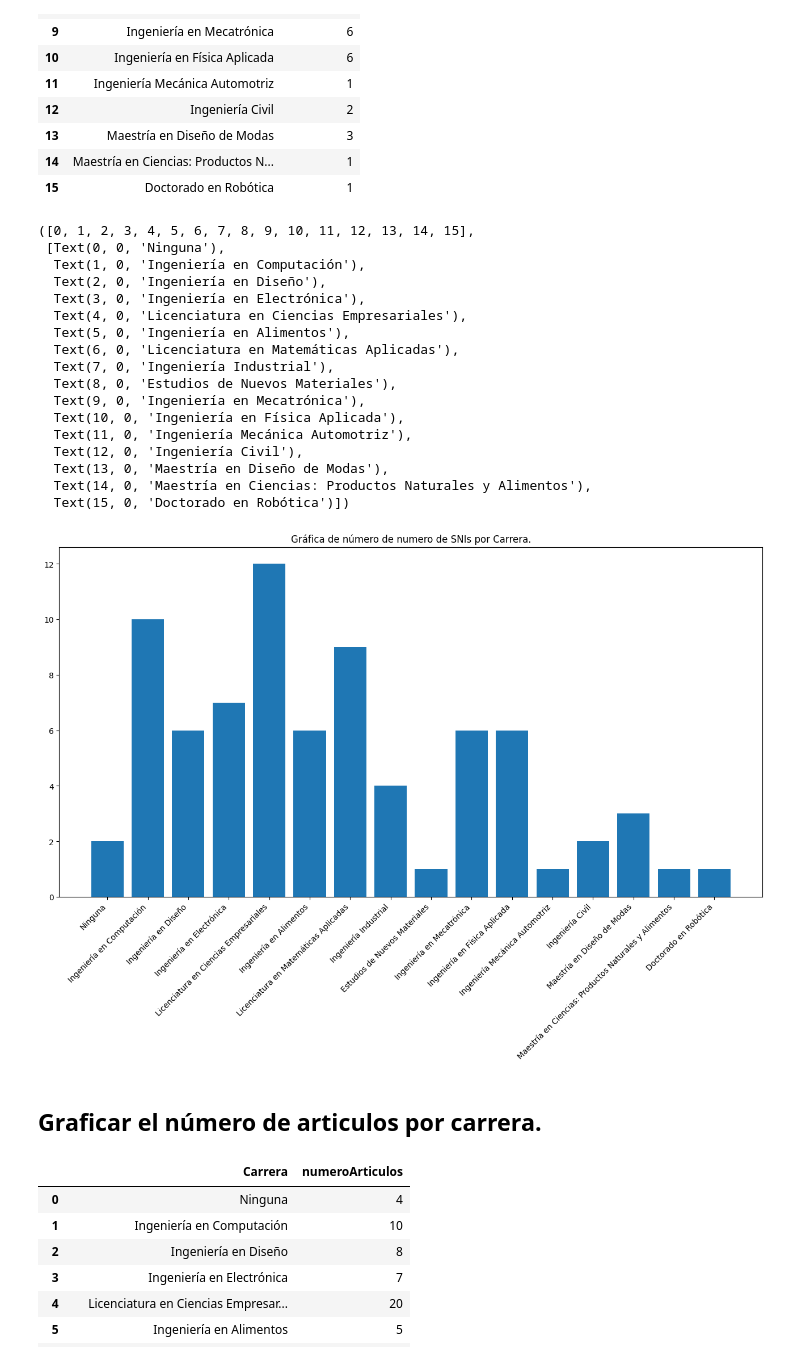
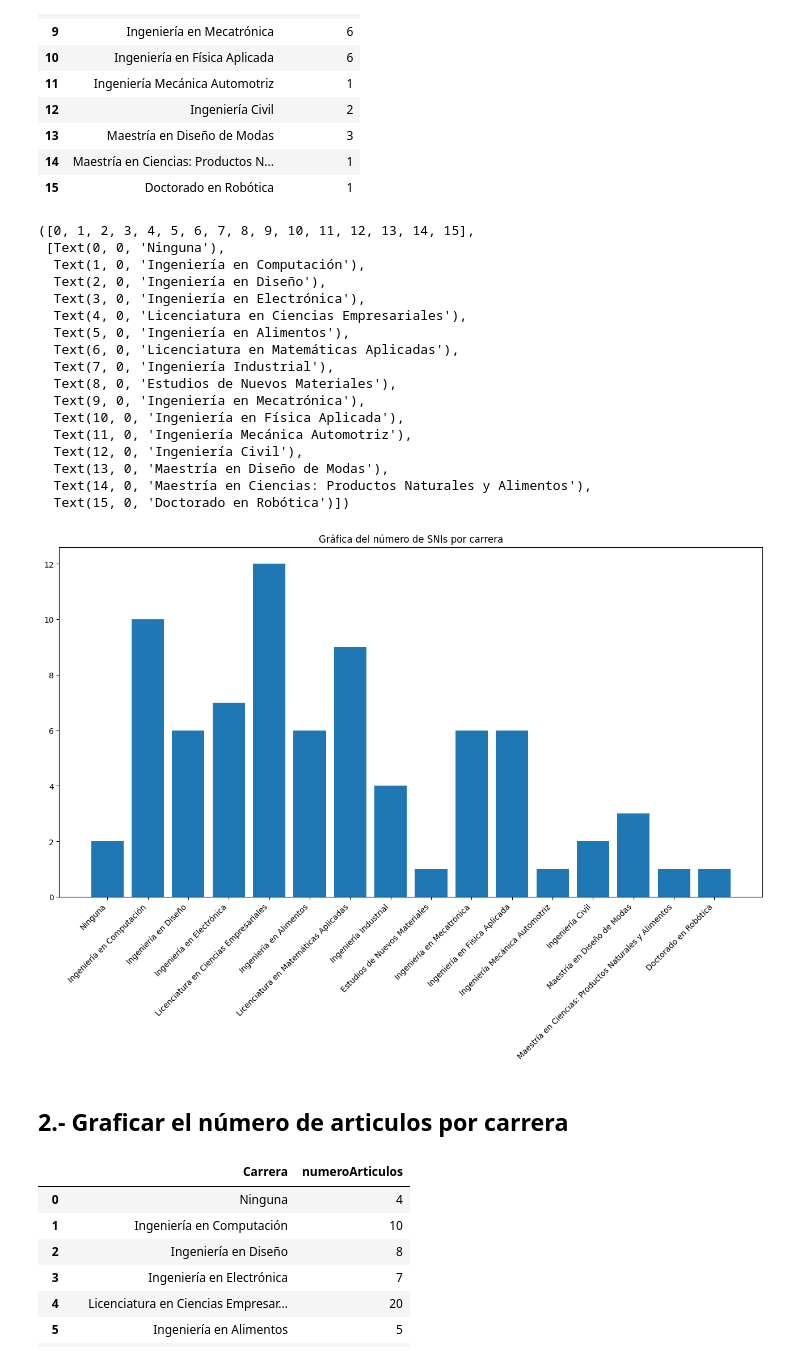
Before and after one commit to cosijoeza/semestre-1, a Jupyter notebook: databases/dataframe.ipynb, the cells around one changed output. Drawn from its saved outputs; the diff is of its cells as text; code cells hidden in the pictures.

```diff
--- a/databases/dataframe.ipynb
+++ b/databases/dataframe.ipynb
@@ -43,30 +43,30 @@ datos
 # %%
 plt.figure(figsize=(16,8))
 plt.bar(datos['Carrera'],datos['numeroSni'])
 plt.title("UTM")
-plt.title("Gráfica de número de numero de SNIs por Carrera.")
+plt.title("Gráfica del número de SNIs por carrera")
 plt.xticks(rotation=45, ha="right", fontsize=10)
 # %% [output]
 ([0, 1, 2, 3, 4, 5, 6, 7, 8, 9, 10, 11, 12, 13, 14, 15],
  [Text(0, 0, 'Ninguna'),
   Text(1, 0, 'Ingeniería en Computación'),
   Text(2, 0, 'Ingeniería en Diseño'),
   Text(3, 0, 'Ingeniería en Electrónica'),
   Text(4, 0, 'Licenciatura en Ciencias Empresariales'),
   Text(5, 0, 'Ingeniería en Alimentos'),
   Text(6, 0, 'Licenciatura en Matemáticas Aplicadas'),
   Text(7, 0, 'Ingeniería Industrial'),
   Text(8, 0, 'Estudios de Nuevos Materiales'),
   Text(9, 0, 'Ingeniería en Mecatrónica'),
   Text(10, 0, 'Ingeniería en Física Aplicada'),
   Text(11, 0, 'Ingeniería Mecánica Automotriz'),
   Text(12, 0, 'Ingeniería Civil'),
   Text(13, 0, 'Maestría en Diseño de Modas'),
   Text(14, 0, 'Maestría en Ciencias: Productos Naturales y Alimentos'),
   Text(15, 0, 'Doctorado en Robótica')])
-[figure, old version]
+[figure, new version]
 # %% [markdown]
-## Graficar el número de articulos por carrera.
+## 2.- Graficar el número de articulos por carrera
 # %%
 sql = "SELECT c.nombre AS Carrera, COUNT(p.carrera) AS numeroArticulos FROM profesoryarticulo AS pa INNER JOIN articulos AS a ON pa.numero=a.numero INNER JOIN profesores AS p ON p.correo=pa.correo INNER JOIN carreras AS c ON c.codigoCarrera=p.carrera GROUP BY(p.carrera)"
 datos = pd.read_sql(sql,mydb)
```
Also changed, not shown: parts of 23 cells of this notebook.
